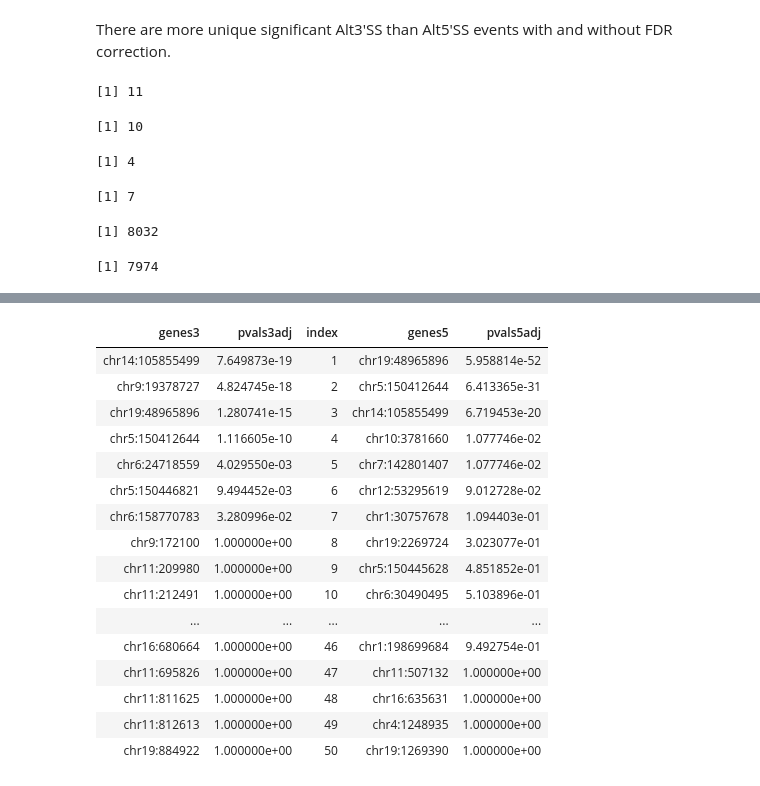
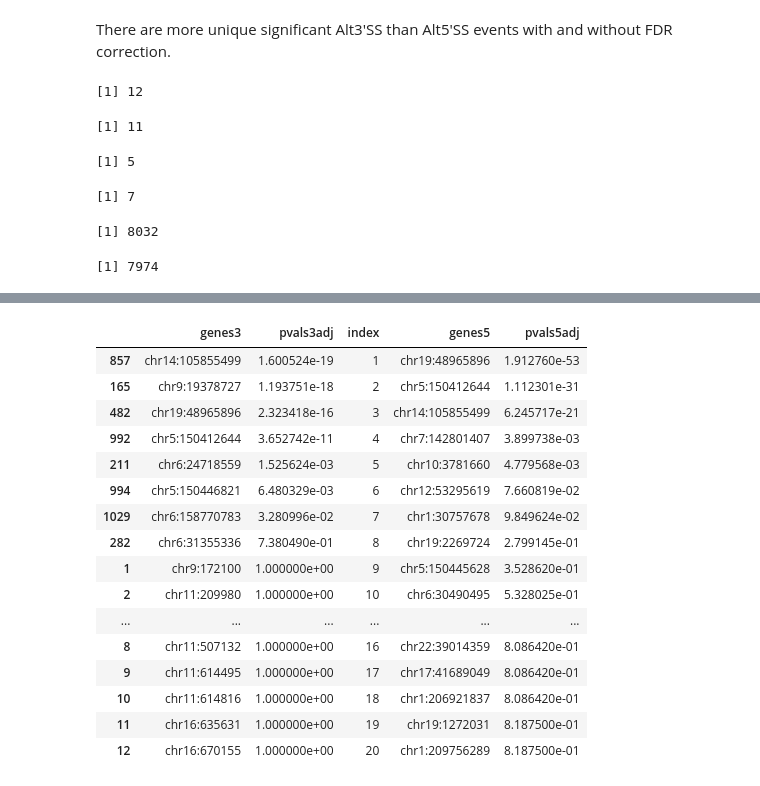
Before and after one commit to belgravia/jupyter-notebooks, a Jupyter notebook: SF3B1 CLL Alternative Splicing.ipynb, the cells around one changed output, grey strips where cells are left out. Cells and saved outputs as stored; diff of their text form; code cells hidden in the pictures.

```diff
--- a/SF3B1 CLL Alternative Splicing.ipynb
+++ b/SF3B1 CLL Alternative Splicing.ipynb
@@ -301,7 +327,8 @@ mtalt[,2] = mtalt[,3]
 mtalt[,3] = mtalt$temp
 
 alljuncs = unique(c(paste0(mtalt[,2],'-',mtalt[,3]), paste0(wtalt[,2],'-', wtalt[,3]), paste0(mtaltrev[,2],'-',mtaltrev[,3]),
-             paste0(wtaltrev[,2],'-',wtaltrev[,3])))
+             paste0(wtaltrev[,2],'-',wtaltrev[,3])))  # coordinate 1 to coordinate 2
+print(head(alljuncs))
 junctions = data.frame(alljuncs)
 junctions$intron5 = as.numeric(substr(alljuncs,1,regexpr('-', alljuncs)-1))
 junctions$intron3 = as.numeric(substr(alljuncs,regexpr('-',alljuncs)+1,nchar(alljuncs)))
@@ -320,10 +347,12 @@ chrvec[is.na(chrvec)] = wtaltrev[,1][match(alljuncs, paste0(wtaltrev[,2],'-',wta
 chrvec[is.na(chrvec)] = mtalt[,1][match(alljuncs, paste0(mtalt[,2],'-',mtalt[,3]))][is.na(chrvec)]
 chrvec[is.na(chrvec)] = mtaltrev[,1][match(alljuncs, paste0(mtaltrev[,2],'-',mtaltrev[,3]))][is.na(chrvec)]
 junctions$chr = chrvec
-junctions = junctions[!is.na(chrvec) & rowSums(junctions[,c(4,5)]) > 1,]
+junctions = junctions[!is.na(chrvec),]
 
 junctions = junctions[order(junctions[,2]),]
+junctionsold = junctions
 junctions[,5] = round(sum(junctions[,4])/sum(junctions[,5])*junctions[,5])
+junctions = junctions[rowSums(junctionsold[,c(4,5)]) > 1,]
 
 junctions[1:6,]  # data frame containing junction counts for both mutant and wildtype
 
@@ -355,6 +384,7 @@ for (row in 2:nrow(junctions)) {
             genes = c(genes, current_gene)
             pvals = c(pvals, best_pval)
             dpsi = c(dpsi, best_dpsi)
+
         }
         current_gene = nameinit
         info = junctions[row,]
@@ -366,7 +396,7 @@ plot(log10(pvals)*-1, pch=16, cex=0.3, main="Alt 5'SS")
 abline(h=log10(0.05)*-1)
 
 genes5 = genes
-pvals5 = allpvals
+pvals5 = pvals
 junctions5 = junctions
 dpsi5=dpsi
 # %% [output]
@@ -391,11 +423,11 @@ length(unique(paste0(junctions5[,1],junctions5[,3])))  # number of alt 5' ss eve
 length(unique(paste0(junctions3[,1], junctions3[,2])))  # number of alt 3' ss events
 df3 = data.frame(genes3, pvals3adj)
 df5 = data.frame(genes5, pvals5adj)
-cbind((df3[order(df3$pvals3adj),][1:25,]), data.frame(index=seq(1:50)), (df5[order(df5$pvals5adj),][1:50,]))
+cbind((df3[order(df3$pvals3adj),][1:20,]), data.frame(index=seq(1:20)), (df5[order(df5$pvals5adj),][1:20,]))
 # %% [output]
-[1] 11
+[1] 12
-[1] 10
+[1] 11
-[1] 4
+[1] 5
 [1] 7
 [1] 8032
 [1] 7974
@@ -404,20 +434,20 @@ Warning message in data.frame(..., check.names = FALSE):
-| genes3 | pvals3adj | index | genes5 | pvals5adj |
-| chr14:105855499 | 7.649873e-19 | 1 | chr19:48965896 | 5.958814e-52 |
-| chr9:19378727 | 4.824745e-18 | 2 | chr5:150412644 | 6.413365e-31 |
-| chr19:48965896 | 1.280741e-15 | 3 | chr14:105855499 | 6.719453e-20 |
-| chr5:150412644 | 1.116605e-10 | 4 | chr10:3781660 | 1.077746e-02 |
-| chr6:24718559 | 4.029550e-03 | 5 | chr7:142801407 | 1.077746e-02 |
-| chr5:150446821 | 9.494452e-03 | 6 | chr12:53295619 | 9.012728e-02 |
-| chr6:158770783 | 3.280996e-02 | 7 | chr1:30757678 | 1.094403e-01 |
-| chr9:172100 | 1.000000e+00 | 8 | chr19:2269724 | 3.023077e-01 |
-| chr11:209980 | 1.000000e+00 | 9 | chr5:150445628 | 4.851852e-01 |
-| chr11:212491 | 1.000000e+00 | 10 | chr6:30490495 | 5.103896e-01 |
-| ... | ... | ... | ... | ... |
-| chr16:680664 | 1.000000e+00 | 46 | chr1:198699684 | 9.492754e-01 |
-| chr11:695826 | 1.000000e+00 | 47 | chr11:507132 | 1.000000e+00 |
-| chr11:811625 | 1.000000e+00 | 48 | chr16:635631 | 1.000000e+00 |
-| chr11:812613 | 1.000000e+00 | 49 | chr4:1248935 | 1.000000e+00 |
-| chr19:884922 | 1.000000e+00 | 50 | chr19:1269390 | 1.000000e+00 |
+|  | genes3 | pvals3adj | index | genes5 | pvals5adj |
+| 857 | chr14:105855499 | 1.600524e-19 | 1 | chr19:48965896 | 1.912760e-53 |
+| 165 | chr9:19378727 | 1.193751e-18 | 2 | chr5:150412644 | 1.112301e-31 |
+| 482 | chr19:48965896 | 2.323418e-16 | 3 | chr14:105855499 | 6.245717e-21 |
+| 992 | chr5:150412644 | 3.652742e-11 | 4 | chr7:142801407 | 3.899738e-03 |
+| 211 | chr6:24718559 | 1.525624e-03 | 5 | chr10:3781660 | 4.779568e-03 |
+| 994 | chr5:150446821 | 6.480329e-03 | 6 | chr12:53295619 | 7.660819e-02 |
+| 1029 | chr6:158770783 | 3.280996e-02 | 7 | chr1:30757678 | 9.849624e-02 |
+| 282 | chr6:31355336 | 7.380490e-01 | 8 | chr19:2269724 | 2.799145e-01 |
+| 1 | chr9:172100 | 1.000000e+00 | 9 | chr5:150445628 | 3.528620e-01 |
+| 2 | chr11:209980 | 1.000000e+00 | 10 | chr6:30490495 | 5.328025e-01 |
+| ... | ... | ... | ... | ... | ... |
+| 8 | chr11:507132 | 1.000000e+00 | 16 | chr22:39014359 | 8.086420e-01 |
+| 9 | chr11:614495 | 1.000000e+00 | 17 | chr17:41689049 | 8.086420e-01 |
+| 10 | chr11:614816 | 1.000000e+00 | 18 | chr1:206921837 | 8.086420e-01 |
+| 11 | chr16:635631 | 1.000000e+00 | 19 | chr19:1272031 | 8.187500e-01 |
+| 12 | chr16:670155 | 1.000000e+00 | 20 | chr1:209756289 | 8.187500e-01 |
 # %%
 plot(-1*log10(seq(1,0,-1/length(pvals3)))[1:length(pvals3)],-1*log10(rev(sort(pvals3))),type='l')
 source("~/bme/jupyter_data/qq_pval.r")
```
Also changed, not shown: parts of 8 cells of this notebook, 1 other file.
